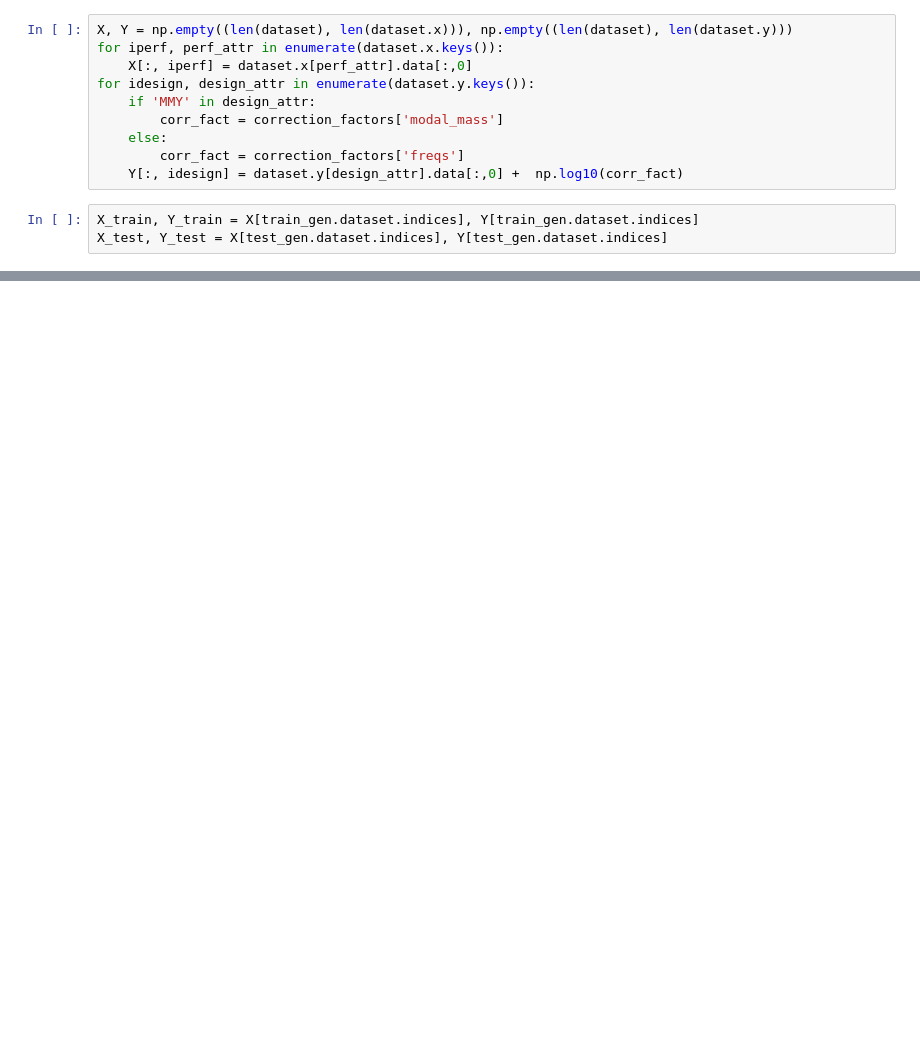
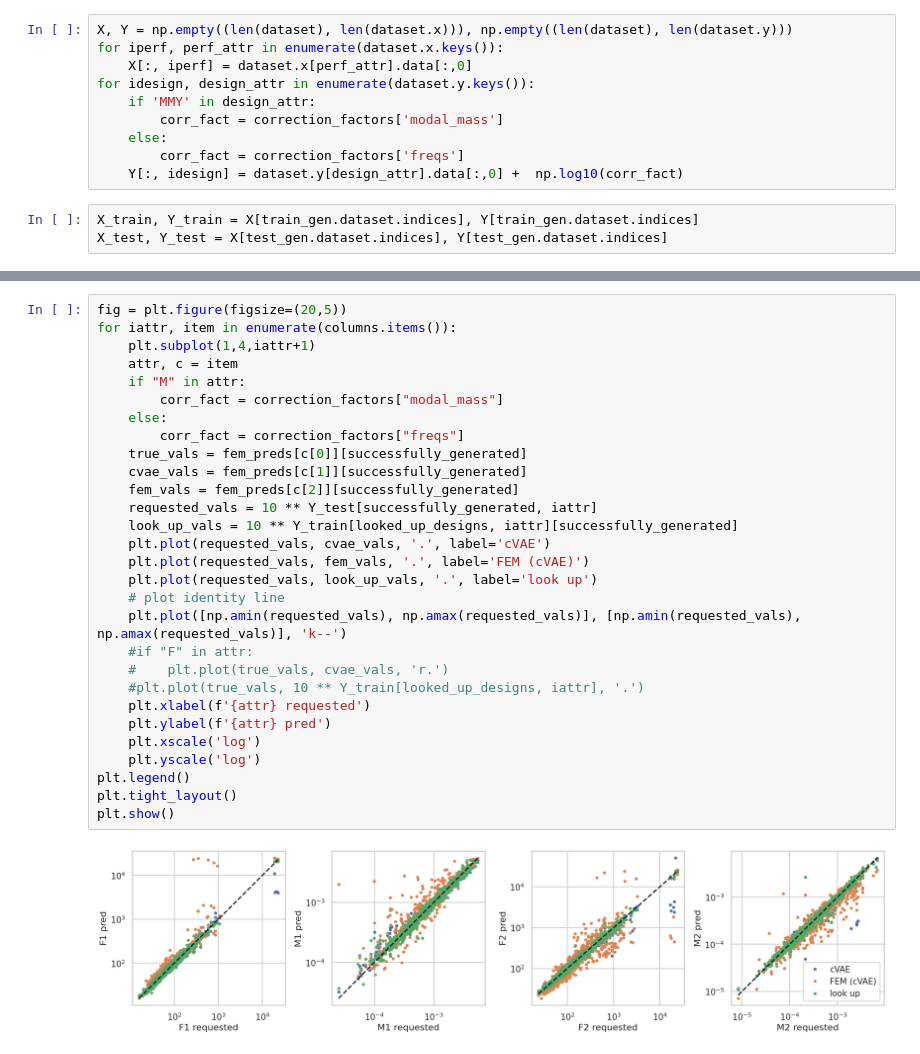
Before and after one commit to leafty/resonator-design, a Jupyter notebook: analysis/nearest_neighbor_analysis.ipynb, the cells around one changed output, grey strips where cells are left out. Saved outputs shown, nothing was run; the diff lists cells and outputs as text; blank space fills up the shorter version.

```diff
--- a/analysis/nearest_neighbor_analysis.ipynb
+++ b/analysis/nearest_neighbor_analysis.ipynb
@@ -99,0 +140,31 @@ for idesign, design_attr in enumerate(dataset.y.keys()):
+# %%
+fig = plt.figure(figsize=(20,5))
+for iattr, item in enumerate(columns.items()):
+    plt.subplot(1,4,iattr+1)
+    attr, c = item
+    if "M" in attr:
+        corr_fact = correction_factors["modal_mass"]
+    else:
+        corr_fact = correction_factors["freqs"]
+    true_vals = fem_preds[c[0]][successfully_generated]
+    cvae_vals = fem_preds[c[1]][successfully_generated]
+    fem_vals = fem_preds[c[2]][successfully_generated]
+    requested_vals = 10 ** Y_test[successfully_generated, iattr]
+    look_up_vals = 10 ** Y_train[looked_up_designs, iattr][successfully_generated]
+    plt.plot(requested_vals, cvae_vals, '.', label='cVAE')
+    plt.plot(requested_vals, fem_vals, '.', label='FEM (cVAE)')
+    plt.plot(requested_vals, look_up_vals, '.', label='look up')
+    # plot identity line
+    plt.plot([np.amin(requested_vals), np.amax(requested_vals)], [np.amin(requested_vals), np.amax(requested_vals)], 'k--')
+    #if "F" in attr:
+    #    plt.plot(true_vals, cvae_vals, 'r.')
+    #plt.plot(true_vals, 10 ** Y_train[looked_up_designs, iattr], '.')
+    plt.xlabel(f'{attr} requested')
+    plt.ylabel(f'{attr} pred')
+    plt.xscale('log')
+    plt.yscale('log')
+plt.legend()
+plt.tight_layout()
+plt.show()
+# %% [output]
+[figure, added]
```
Also changed, not shown: parts of 24 cells of this notebook.
